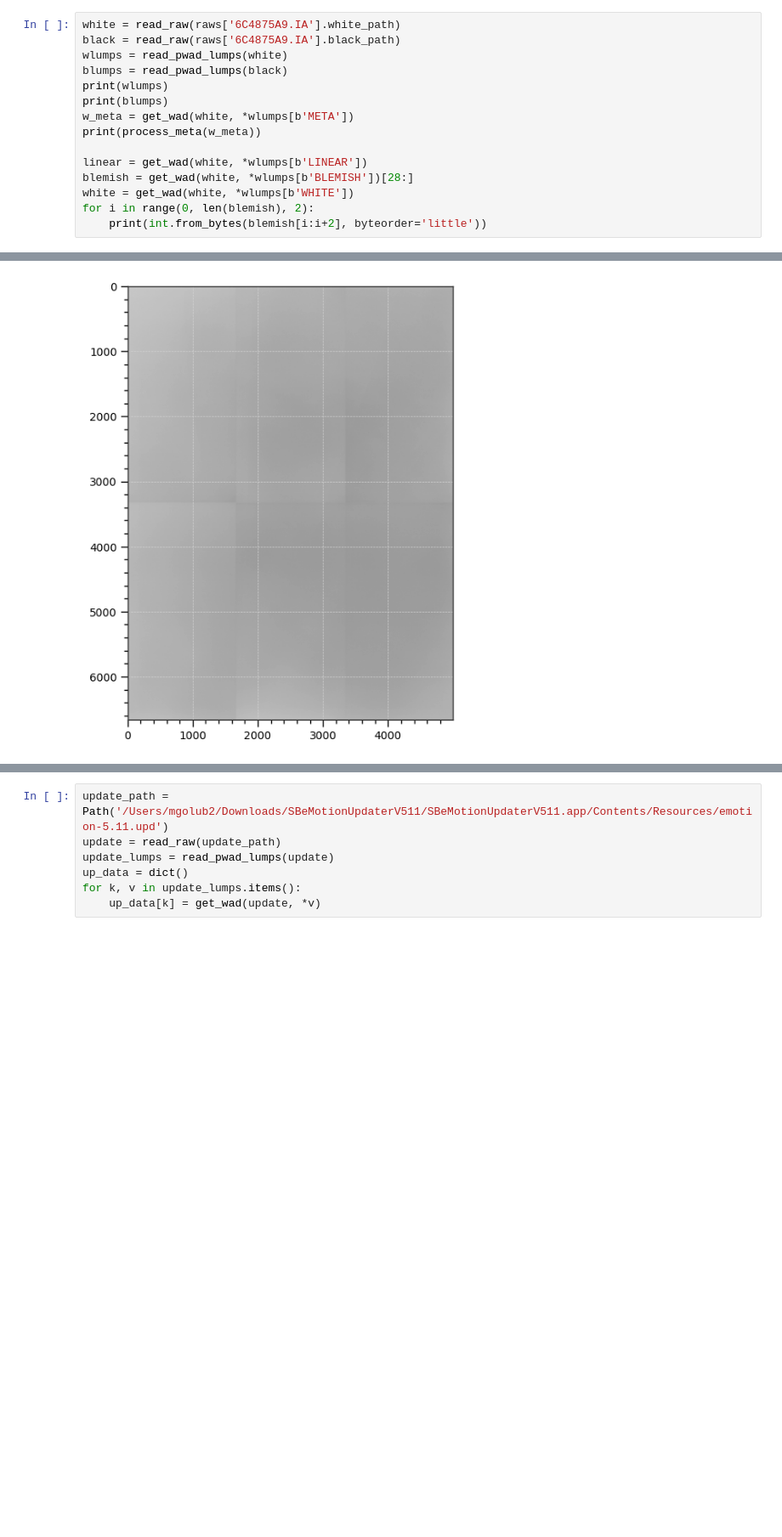
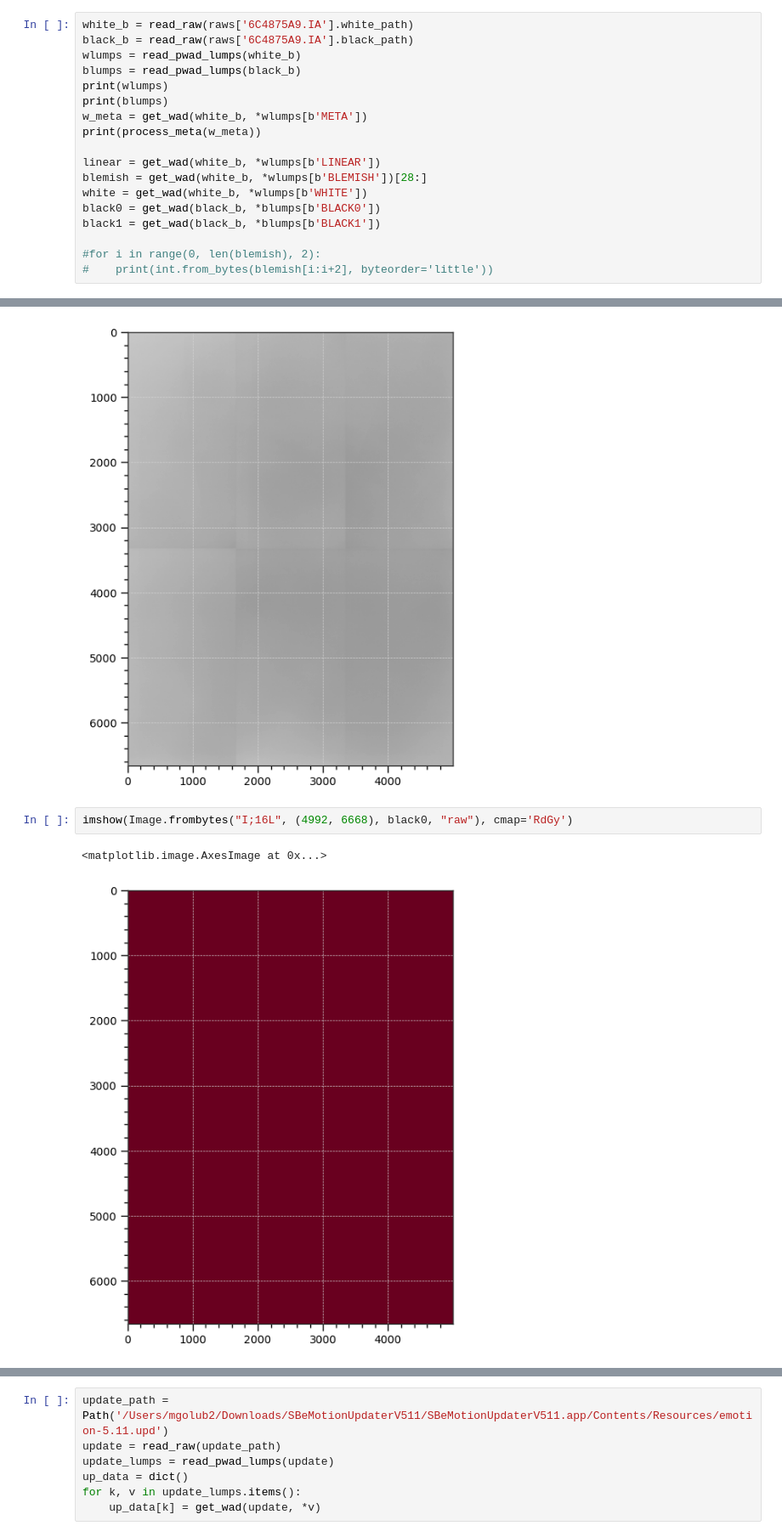
Before and after one commit to mgolub2/IAtoDNG, a Jupyter notebook: IA_explore.ipynb, the cells around one changed output, grey strips where cells are left out. Shown at 85% size. Drawn from its saved outputs; the diff is of its cells as text; blank space fills up the shorter version.

```diff
--- a/IA_explore.ipynb
+++ b/IA_explore.ipynb
@@ -42,20 +42,23 @@ for ia in TEST_FILES.glob("*.IA"):
 Reading 6C4875A9.IA...
 66573312
 # %%
-white = read_raw(raws['6C4875A9.IA'].white_path)
-black = read_raw(raws['6C4875A9.IA'].black_path)
-wlumps = read_pwad_lumps(white)
-blumps = read_pwad_lumps(black)
+white_b = read_raw(raws['6C4875A9.IA'].white_path)
+black_b = read_raw(raws['6C4875A9.IA'].black_path)
+wlumps = read_pwad_lumps(white_b)
+blumps = read_pwad_lumps(black_b)
 print(wlumps)
 print(blumps)
-w_meta = get_wad(white, *wlumps[b'META'])
+w_meta = get_wad(white_b, *wlumps[b'META'])
 print(process_meta(w_meta))
 
-linear = get_wad(white, *wlumps[b'LINEAR'])
-blemish = get_wad(white, *wlumps[b'BLEMISH'])[28:]
-white = get_wad(white, *wlumps[b'WHITE'])
-for i in range(0, len(blemish), 2):
-    print(int.from_bytes(blemish[i:i+2], byteorder='little'))
+linear = get_wad(white_b, *wlumps[b'LINEAR'])
+blemish = get_wad(white_b, *wlumps[b'BLEMISH'])[28:]
+white = get_wad(white_b, *wlumps[b'WHITE'])
+black0 = get_wad(black_b, *blumps[b'BLACK0'])
+black1 = get_wad(black_b, *blumps[b'BLACK1'])
+
+#for i in range(0, len(blemish), 2):
+#    print(int.from_bytes(blemish[i:i+2], byteorder='little'))
 # %% [output]
 {b'META': (512, 480), b'LINEAR': (1024, 524288), b'BLEMISH': (525312, 1908), b'WHITE': (527360, 66573312)}
 {b'META': (512, 480), b'THUMB': (1024, 524288), b'BLACK0': (525312, 66573312), b'BLACK1': (67098624, 66573312)}
@@ -79,3 +68,8 @@ imshow(Image.frombytes("I;16L", (4992, 6668), white, "raw"), cmap='Greys')
 # %% [output]
 <matplotlib.image.AxesImage at 0x...>
 [figure]
+# %%
+imshow(Image.frombytes("I;16L", (4992, 6668), black0, "raw"), cmap='RdGy')
+# %% [output]
+<matplotlib.image.AxesImage at 0x...>
+[figure, added]
```
Also changed, not shown: parts of 3 cells of this notebook, 2 other files.
